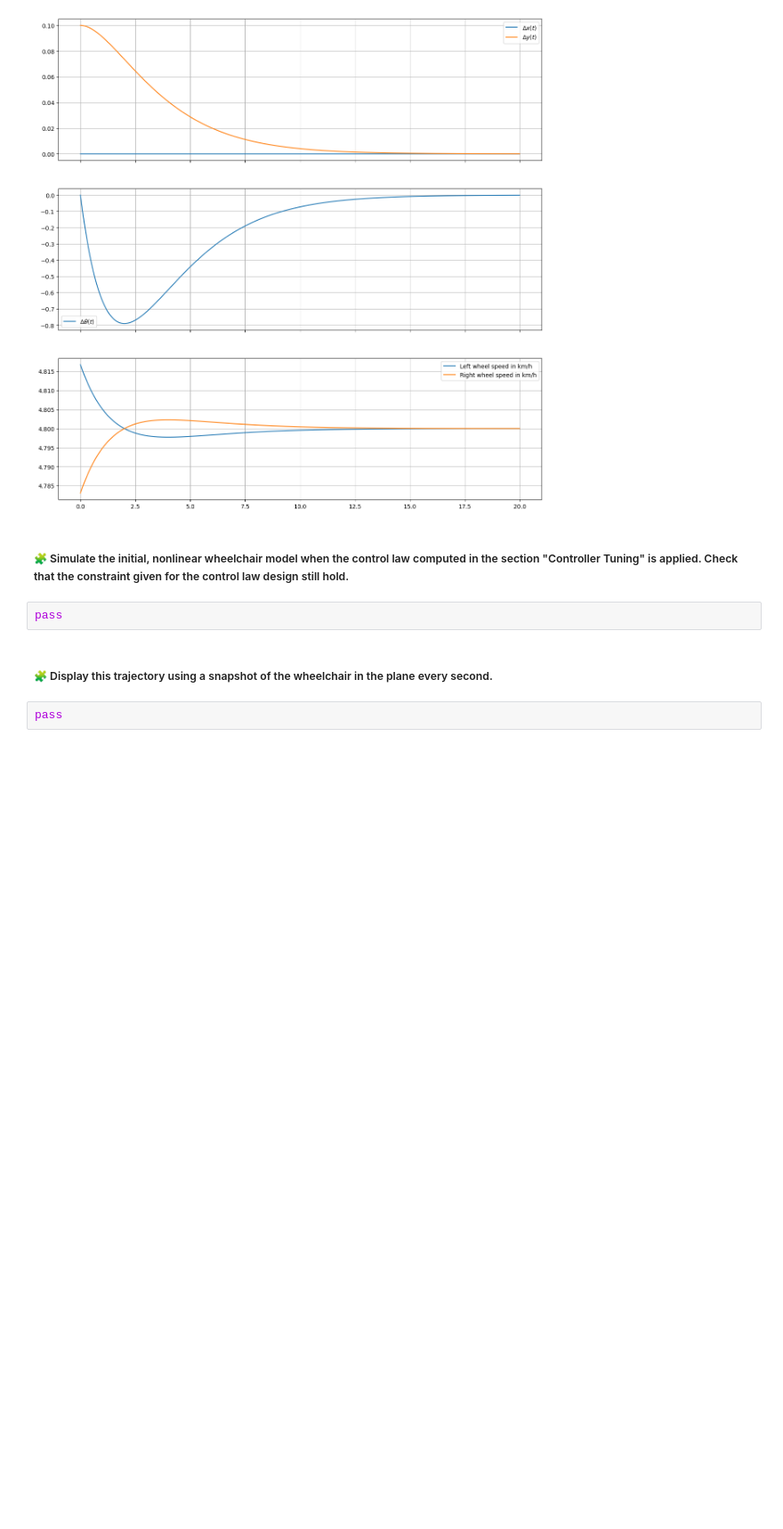
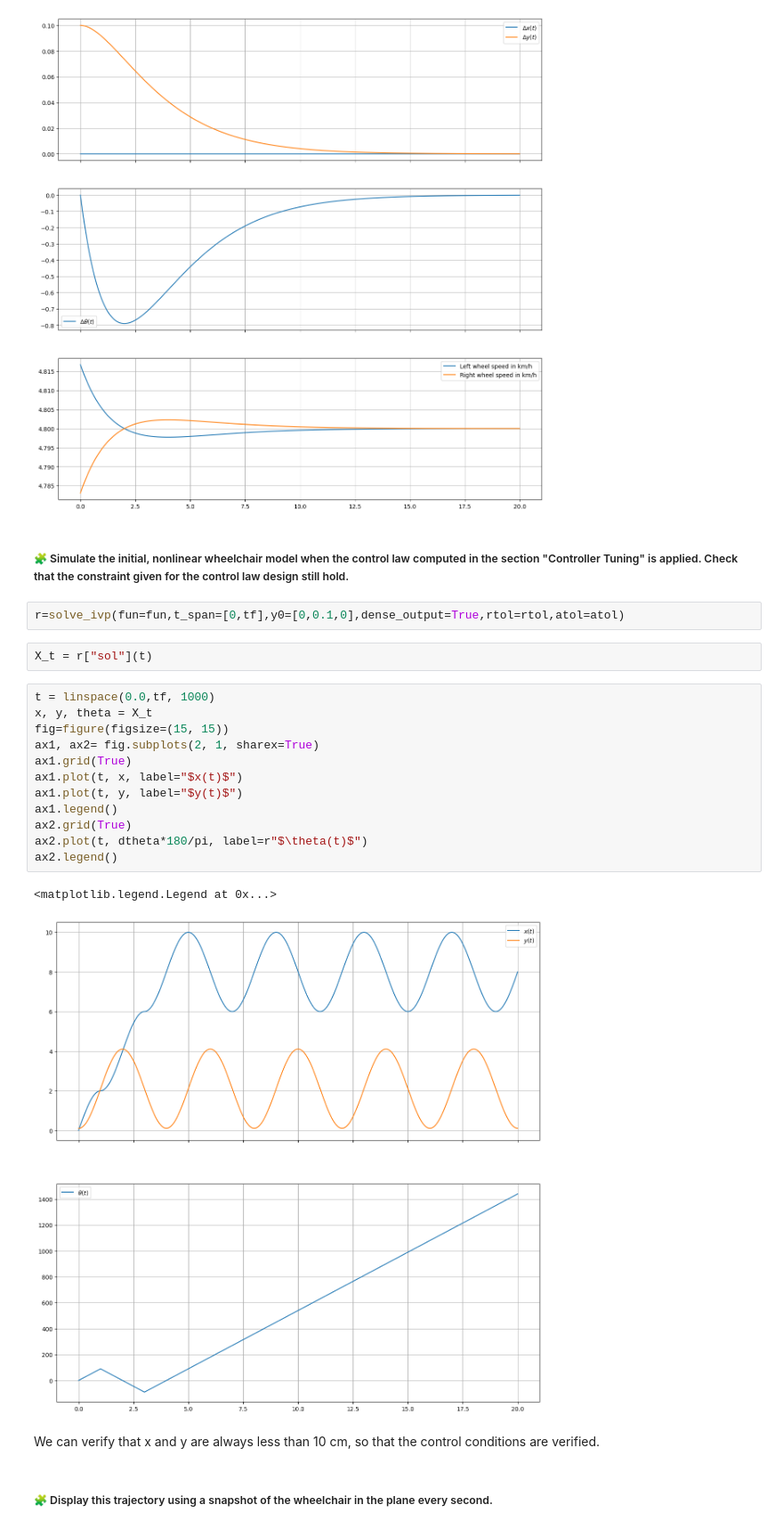
Before and after one commit to Centino00/control-engineering-with-python-project-2022-2023, a Jupyter notebook: Project_2.ipynb, the cells around one changed output. Shown at 89% size. Saved outputs shown, nothing was run; the diff lists cells and outputs as text; blank space fills up the shorter version.

```diff
--- a/Project_2.ipynb
+++ b/Project_2.ipynb
@@ -698,9 +698,26 @@ ax3.grid()
 [figure]
 # %% [markdown]
 ##### 🧩 Simulate the initial, nonlinear wheelchair model when the control law computed in the section "Controller Tuning" is applied. Check that the constraint given for the control law design still hold.
-# %%
-pass
+# %%
+r=solve_ivp(fun=fun,t_span=[0,tf],y0=[0,0.1,0],dense_output=True,rtol=rtol,atol=atol)
+# %%
+X_t = r["sol"](t)
+# %%
+t = linspace(0.0,tf, 1000)
+x, y, theta = X_t
+fig=figure(figsize=(15, 15))
+ax1, ax2= fig.subplots(2, 1, sharex=True)
+ax1.grid(True)
+ax1.plot(t, x, label="$x(t)$")
+ax1.plot(t, y, label="$y(t)$")
+ax1.legend()
+ax2.grid(True)
+ax2.plot(t, dtheta*180/pi, label=r"$\theta(t)$")
+ax2.legend()
+# %% [output]
+<matplotlib.legend.Legend at 0x...>
+[figure, added]
+# %% [markdown]
+We can verify that x and y are always less than 10 cm, so that the control conditions are verified.
 # %% [markdown]
 ##### 🧩 Display this trajectory using a snapshot of the wheelchair in the plane every second.
-# %%
-pass
```
Also changed, not shown: parts of 1 cell of this notebook.
